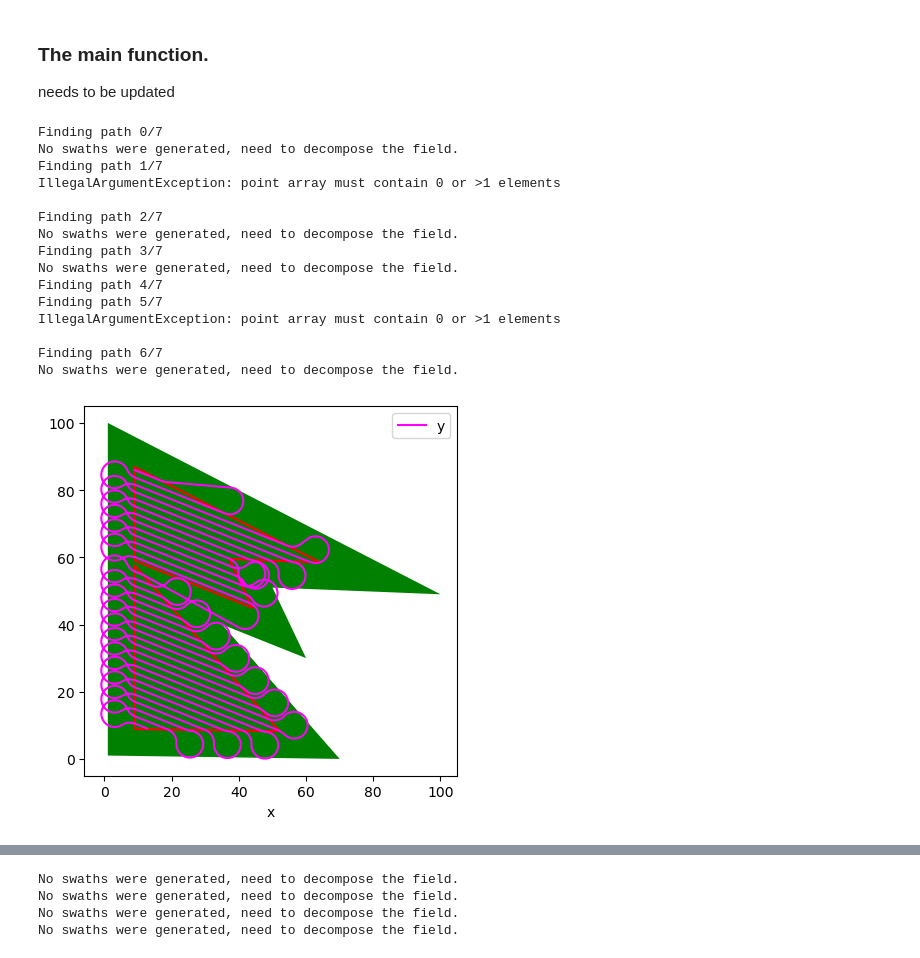
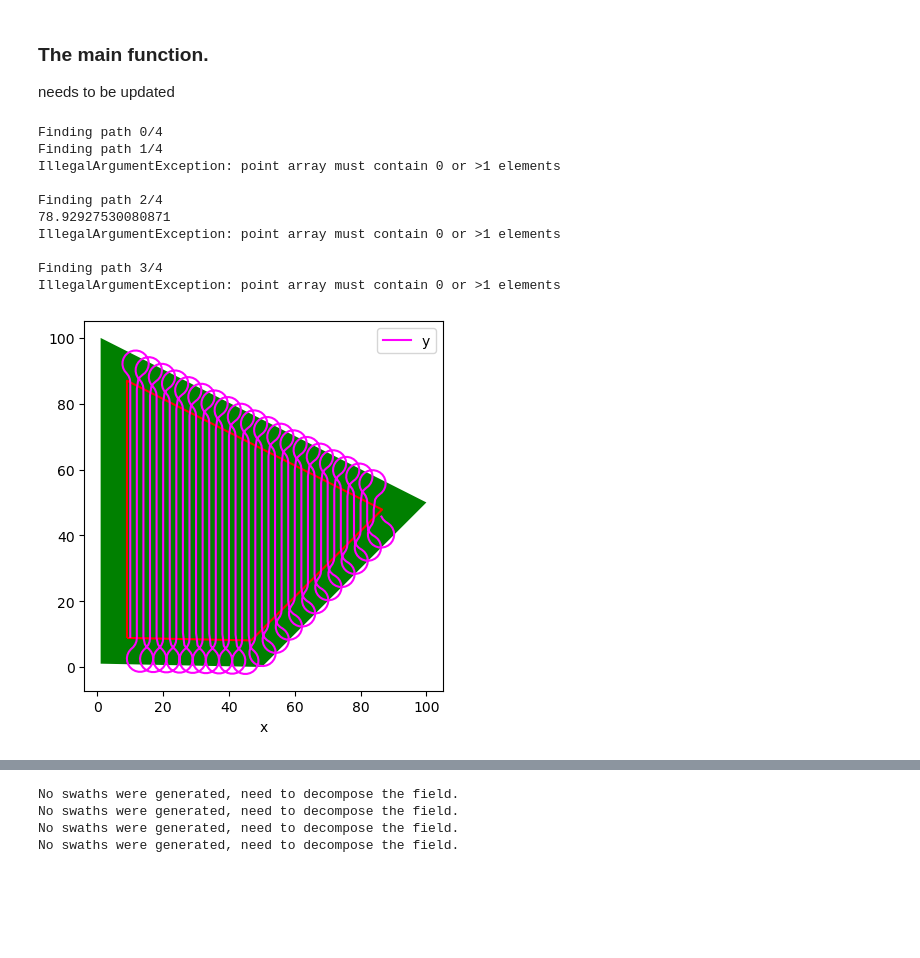
Before and after one commit to NickBak08/AgricultureRobotics, a Jupyter notebook: PathPlanning/cleanedup.ipynb, the cells around one changed output, grey strips where cells are left out. Drawn from its saved outputs; the diff is of its cells as text; code cells hidden in the pictures; blank space fills up the shorter version.

Commit message:
cleanedup including seed planting

```diff
--- a/PathPlanning/cleanedup.ipynb
+++ b/PathPlanning/cleanedup.ipynb
@@ -424,7 +449,7 @@ def connect_headlands(headland_paths,best_path,turning_rad):
 ### The main function.
 needs to be updated
 # %%
-def pathplanning(data_path,include_obs,turning_rad,distance,plotting, interpolation_dist):
+def pathplanning(data_path,include_obs,turning_rad,distance,plotting, interpolation_dist, seed_distance, no_offset = False):
     """
     main function for the pathplanning, loads the data and generates a path (maybe its better to make this a class but idk)
 
@@ -468,10 +493,10 @@ def pathplanning(data_path,include_obs,turning_rad,distance,plotting, interpolat
             # Make a path with dubins curves
             path = generate_path(swaths_clipped,turning_rad)
 
-            base = find_ref(swaths_clipped)
+            base = find_ref(swaths_clipped,field_headlands,slope)
 
             # Interpolate the path with some specified distance
-            path, command = interpolate_path(path,interpolation_dist)
+            path, command = interpolate_path(path,interpolation_dist, base, no_offset)
             path_df = path_to_df(path,command)
 
             headlands_path_connected = connect_headlands(headland_path,path_df,turning_rad)
@@ -503,7 +528,10 @@ def pathplanning(data_path,include_obs,turning_rad,distance,plotting, interpolat
     best_path = paths[best_path_index]
     command = commands[best_path_index]
     # Converting path to df
-    best_path = path_to_df(best_path)
+    best_path = path_to_df(best_path, command)
+
+    sp = sp_list[best_path_index]
+    base = bases[best_path_index]
 
     # Plot the path if it is specified
     if plotting:
@@ -515,26 +543,22 @@ def pathplanning(data_path,include_obs,turning_rad,distance,plotting, interpolat
 
     return field,field_headlands,best_path,sp, swaths_clipped,base, total_path, bases
 # %%
-data_path ="./data/field_geometry/test_4.json"
+data_path ="./data/field_geometry/test_2.json"
 include_obs = False
 turning_rad = 4
 distance = 2
 interpolation_dist = 2
-field, best_path = pathplanning(data_path,include_obs,turning_rad,distance,True,interpolation_dist)
+seed_distance = 2
+field,field_headlands,best_path,sp, swaths_clipped,base, total_path, bases = pathplanning(data_path,include_obs,turning_rad,distance,True,interpolation_dist, seed_distance)
 # %% [output]
-Finding path 0/7
-No swaths were generated, need to decompose the field.
-Finding path 1/7
+Finding path 0/4
+Finding path 1/4
 IllegalArgumentException: point array must contain 0 or >1 elements
 
-Finding path 2/7
-No swaths were generated, need to decompose the field.
-Finding path 3/7
-No swaths were generated, need to decompose the field.
-Finding path 4/7
-Finding path 5/7
+Finding path 2/4
+78.92927530080871
 IllegalArgumentException: point array must contain 0 or >1 elements
 
-Finding path 6/7
-No swaths were generated, need to decompose the field.
+Finding path 3/4
+IllegalArgumentException: point array must contain 0 or >1 elements
-[figure, old version]
+[figure, new version]
```
Also changed, not shown: parts of 4 cells of this notebook.
